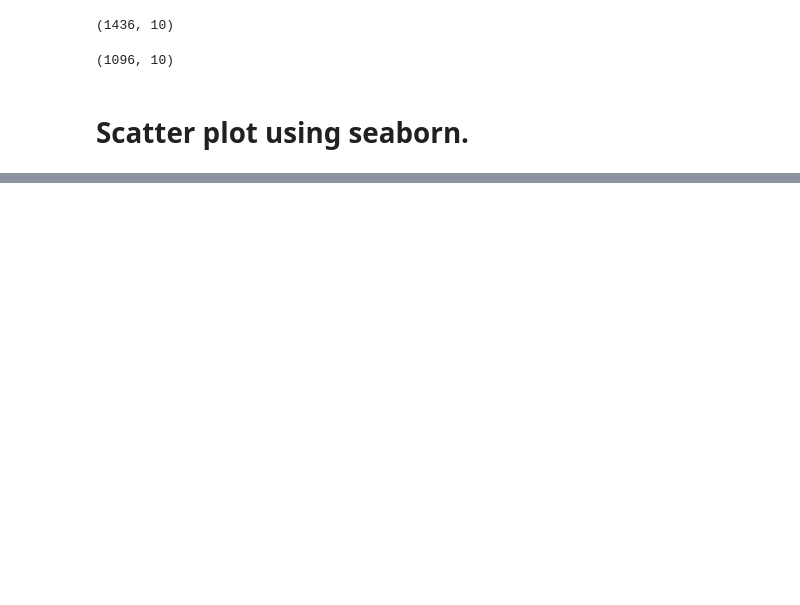
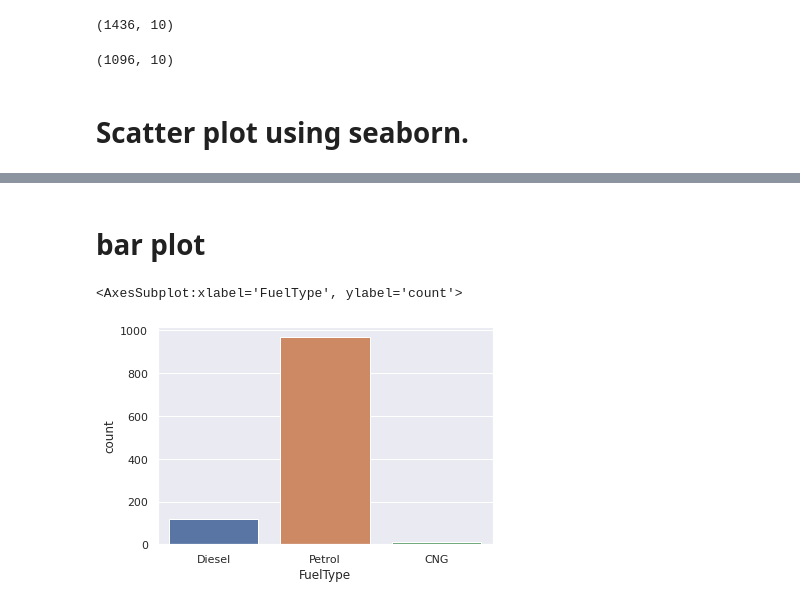
Before and after one commit to nova-sangeeth/pytest-workouts, a Jupyter notebook: GITAA/week_4/data_visualization_searborn.ipynb, the cells around one changed output, grey strips where cells are left out. Saved outputs shown, nothing was run; the diff lists cells and outputs as text; code cells hidden in the pictures; blank space fills up the shorter version.

```diff
--- a/GITAA/week_4/data_visualization_searborn.ipynb
+++ b/GITAA/week_4/data_visualization_searborn.ipynb
@@ -39,0 +82,10 @@ sns.regplot(
+# %% [markdown]
+# bar plot
+# %%
+sns.countplot(
+    x='FuelType',
+    data=df,
+)
+# %% [output]
+<AxesSubplot:xlabel='FuelType', ylabel='count'>
+[figure, added]
```
Also changed, not shown: parts of 14 cells of this notebook.
